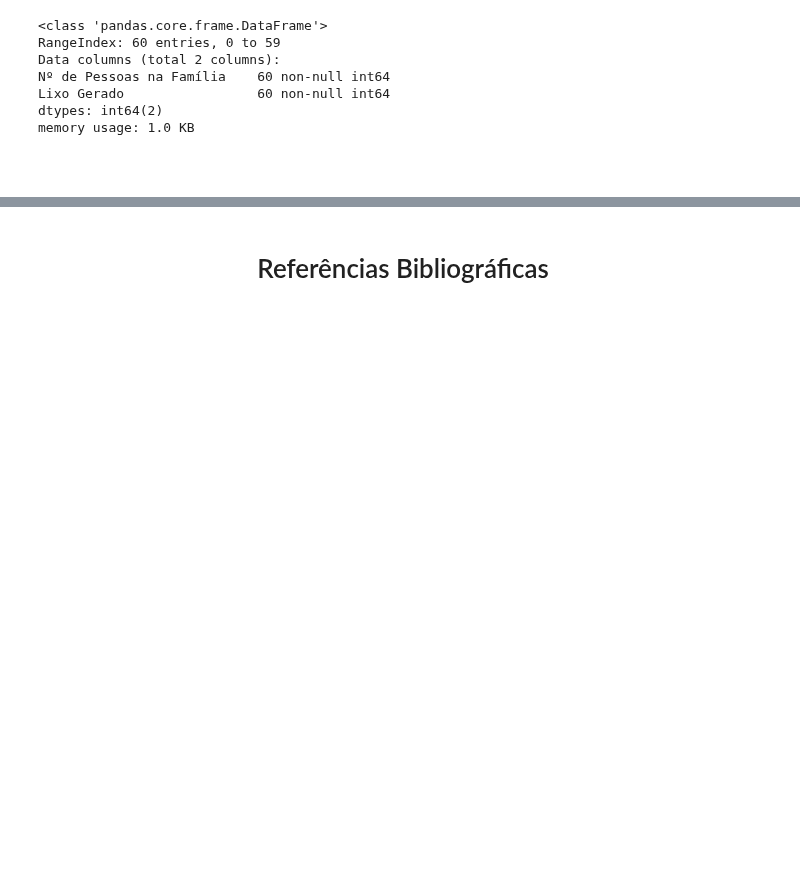
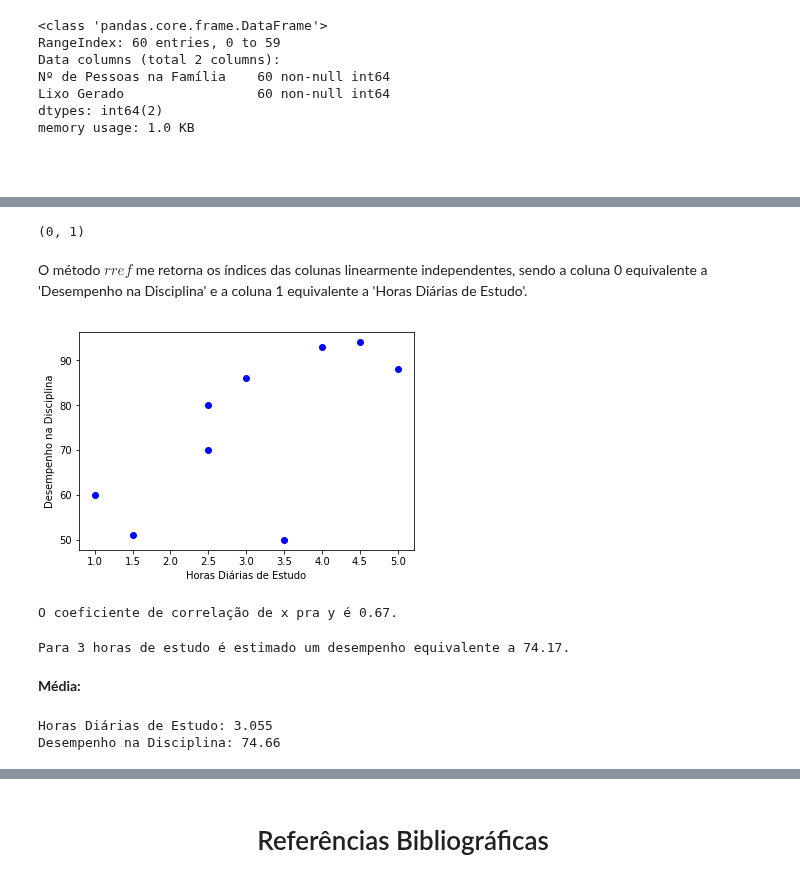
Before and after one commit to araujoyuri/linear-regression-and-correlation, a Jupyter notebook: notebooks/linear_regression.ipynb, the cells around one changed output, grey strips where cells are left out. Saved outputs shown, nothing was run; the diff lists cells and outputs as text; code cells hidden in the pictures; blank space fills up the shorter version.

```diff
--- a/notebooks/linear_regression.ipynb
+++ b/notebooks/linear_regression.ipynb
@@ -171,0 +394,4 @@ memory usage: 1.0 KB
+# %%
+df = pd.DataFrame({'Estudante': [1, 2, 3, 4, 5, 6, 7, 8, 9],\
+                   'Horas Diárias de Estudo': [1, 1.5, 2.5, 2.5, 3, 3.5, 4, 4.5, 5],\
+                   'Desempenho na Disciplina': [60, 51, 70, 80, 86, 50, 93, 94, 88]})
@@ -171,0 +422,19 @@ memory usage: 1.0 KB
+# %%
+inds
+# %% [output]
+(0, 1)
+# %% [markdown]
+<p>O método ${rref}$ me retorna os índices das colunas linearmente independentes, sendo a coluna 0 equivalente a 'Desempenho na Disciplina' e a coluna 1 equivalente a 'Horas Diárias de Estudo'.</p>
+# %%
+x = df['Horas Diárias de Estudo'].values
+y = df['Desempenho na Disciplina'].values
+plt.scatter(x, y, color='blue')
+plt.xlabel("Horas Diárias de Estudo")
+plt.ylabel("Desempenho na Disciplina")
+plt.show()
+# %% [output]
+[figure, added]
+# %%
+print(f'O coeficiente de correlação de x pra y é {str(pearsonr(x, y))[1:5]}.')
+# %% [output]
+O coeficiente de correlação de x pra y é 0.67.
@@ -171,0 +445,12 @@ memory usage: 1.0 KB
+# %%
+print(f'Para 3 horas de estudo é estimado um desempenho equivalente a {str(y_predict[0][0])[:5]}.')
+# %% [output]
+Para 3 horas de estudo é estimado um desempenho equivalente a 74.17.
+# %% [markdown]
+<p><b>Média:</b></p>
+# %%
+print(f'Horas Diárias de Estudo: {str(df["Horas Diárias de Estudo"].mean())[:5]}')
+print(f'Desempenho na Disciplina: {str(df["Desempenho na Disciplina"].mean())[:5]}')
+# %% [output]
+Horas Diárias de Estudo: 3.055
+Desempenho na Disciplina: 74.66
```
Also changed, not shown: parts of 61 cells of this notebook, 7 other files.
